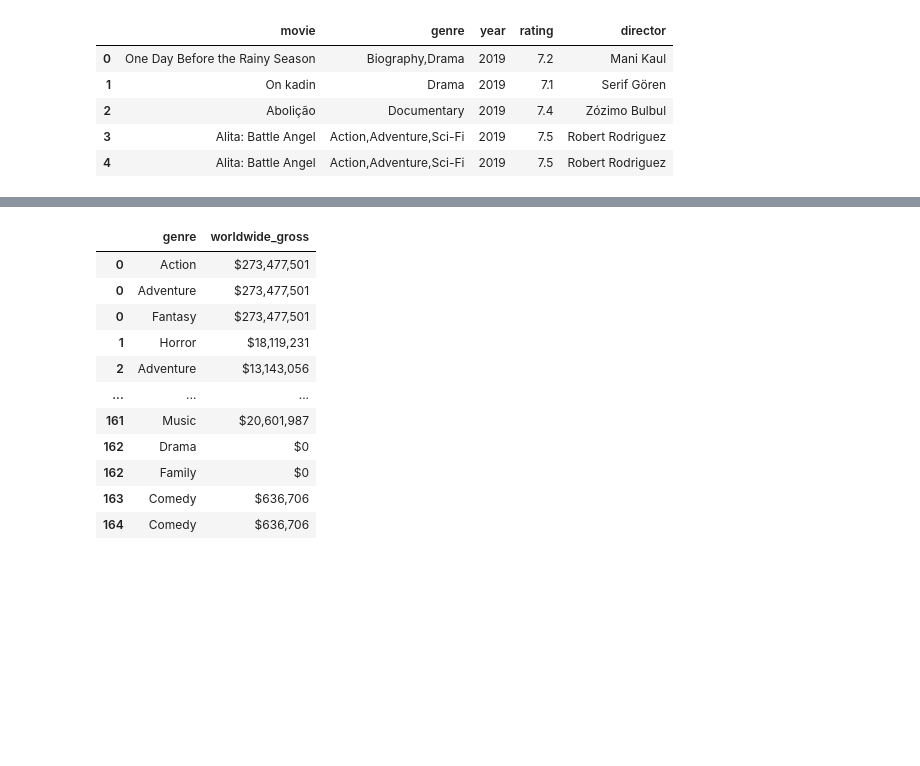
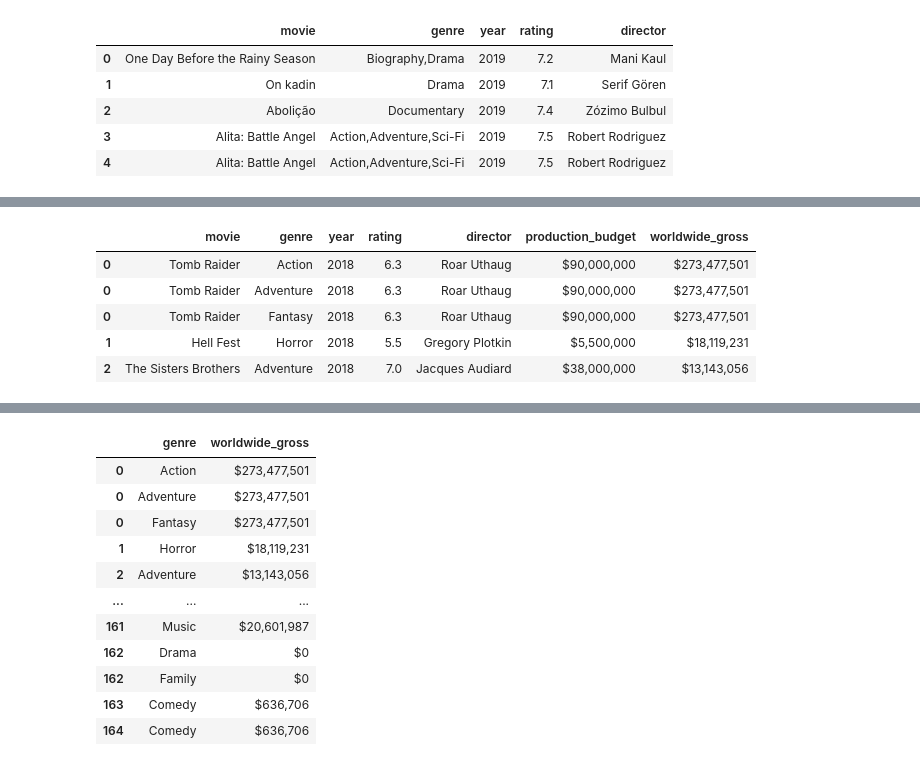
Before and after one commit to VolhaP87/Microsoft_Movie_Analysis, a Jupyter notebook: student.ipynb, the cells around one changed output, grey strips where cells are left out. Drawn from its saved outputs; the diff is of its cells as text; code cells hidden in the pictures; blank space fills up the shorter version.

```diff
--- a/student.ipynb
+++ b/student.ipynb
@@ -439,0 +203,6 @@ new_df
+# %%
+# Change release_date column type into integer
+df2['release_date'] = df2['release_date'].astype(str).astype(int)
+# Select all movies that were released starting 2010
+df2 = df2[df2['release_date'] >= 2010]
+df2.tail()
@@ -439,0 +236,4 @@ new_df
+# %%
+# Remove duplicates and recheck for duplicates
+df3 = df3.drop_duplicates()
+df3.duplicated().value_counts()
@@ -439,0 +253,8 @@ new_df
+# %%
+# Change NaN values in a column to 'Unknown'
+df3_filled = df3.fillna({'genre': 'Unknown'})
+# Convert the elements in a column to a list and split the elements
+df3['genre'] = df3_filled['genre'].tolist()
+df3['genre'] = df3_filled['genre'].map(lambda x: x.split(','))
+# Explode the DataFrame transforming each element from a list to a new row
+df3.explode('genre')
@@ -439,0 +277,6 @@ new_df
+# %%
+# Rename the necessary columns
+df1_renamed = df1.rename(columns = {'title' : 'movie', 'release_date' : 'year', 'vote_average' : 'rating'})
+display(df1_renamed.head())
+df2_renamed = df2.rename(columns = {'release_date' : 'year'})
+df2_renamed.head()
@@ -439,0 +296,11 @@ new_df
+# %%
+# Merge all DataFrames into one on the columns with the same names
+new_df = df3.merge(df1_renamed, on = ['year', 'movie', 'rating']).merge(df2_renamed, on = ['year', 'movie']).explode('genre')
+new_df.head()
+# %% [output]
+|  | movie | genre | year | rating | director | production_budget | worldwide_gross |
+| 0 | Tomb Raider | Action | 2018 | 6.3 | Roar Uthaug | $90,000,000 | $273,477,501 |
+| 0 | Tomb Raider | Adventure | 2018 | 6.3 | Roar Uthaug | $90,000,000 | $273,477,501 |
+| 0 | Tomb Raider | Fantasy | 2018 | 6.3 | Roar Uthaug | $90,000,000 | $273,477,501 |
+| 1 | Hell Fest | Horror | 2018 | 5.5 | Gregory Plotkin | $5,500,000 | $18,119,231 |
+| 2 | The Sisters Brothers | Adventure | 2018 | 7.0 | Jacques Audiard | $38,000,000 | $13,143,056 |
```
Also changed, not shown: parts of 36 cells of this notebook.
